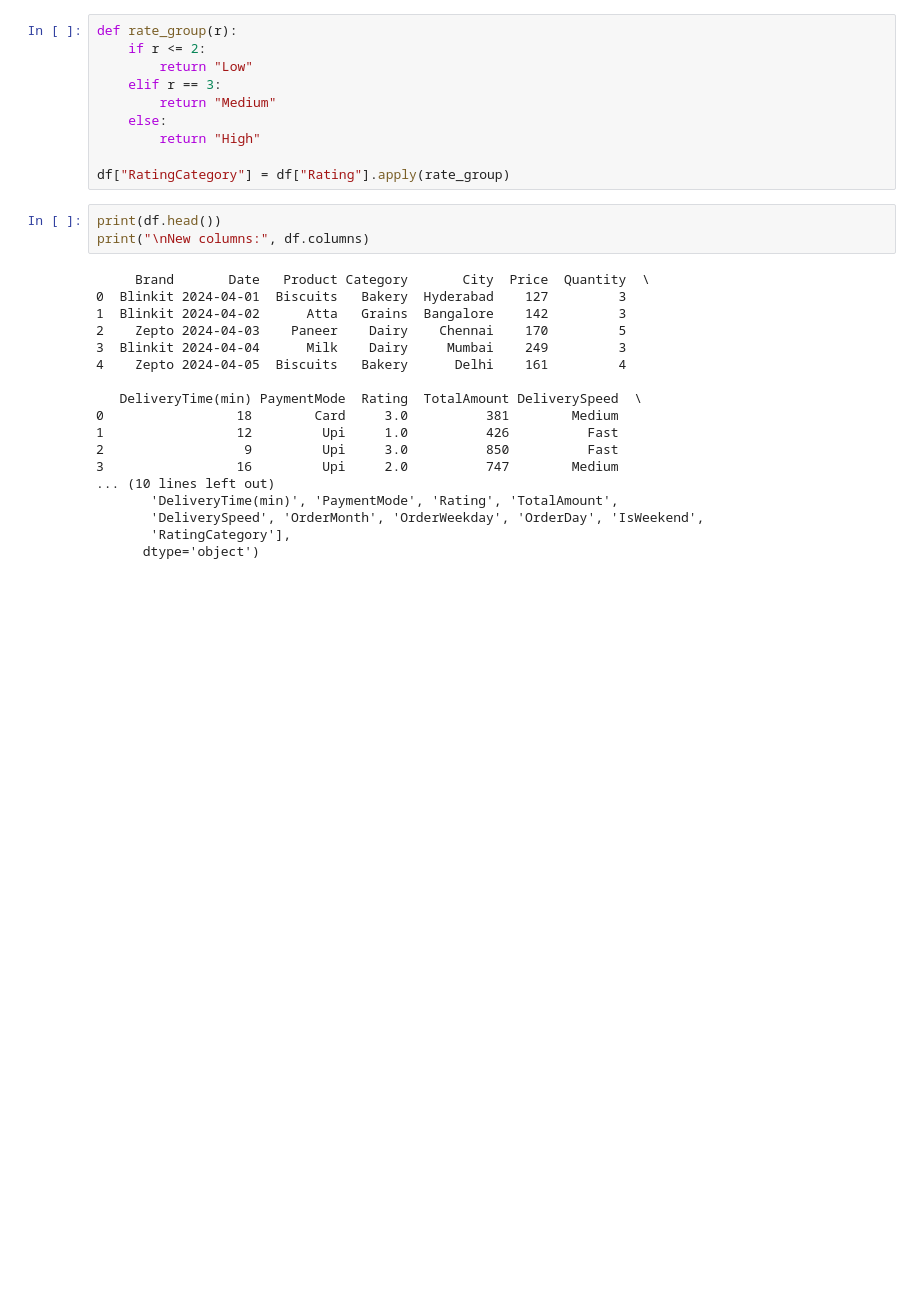
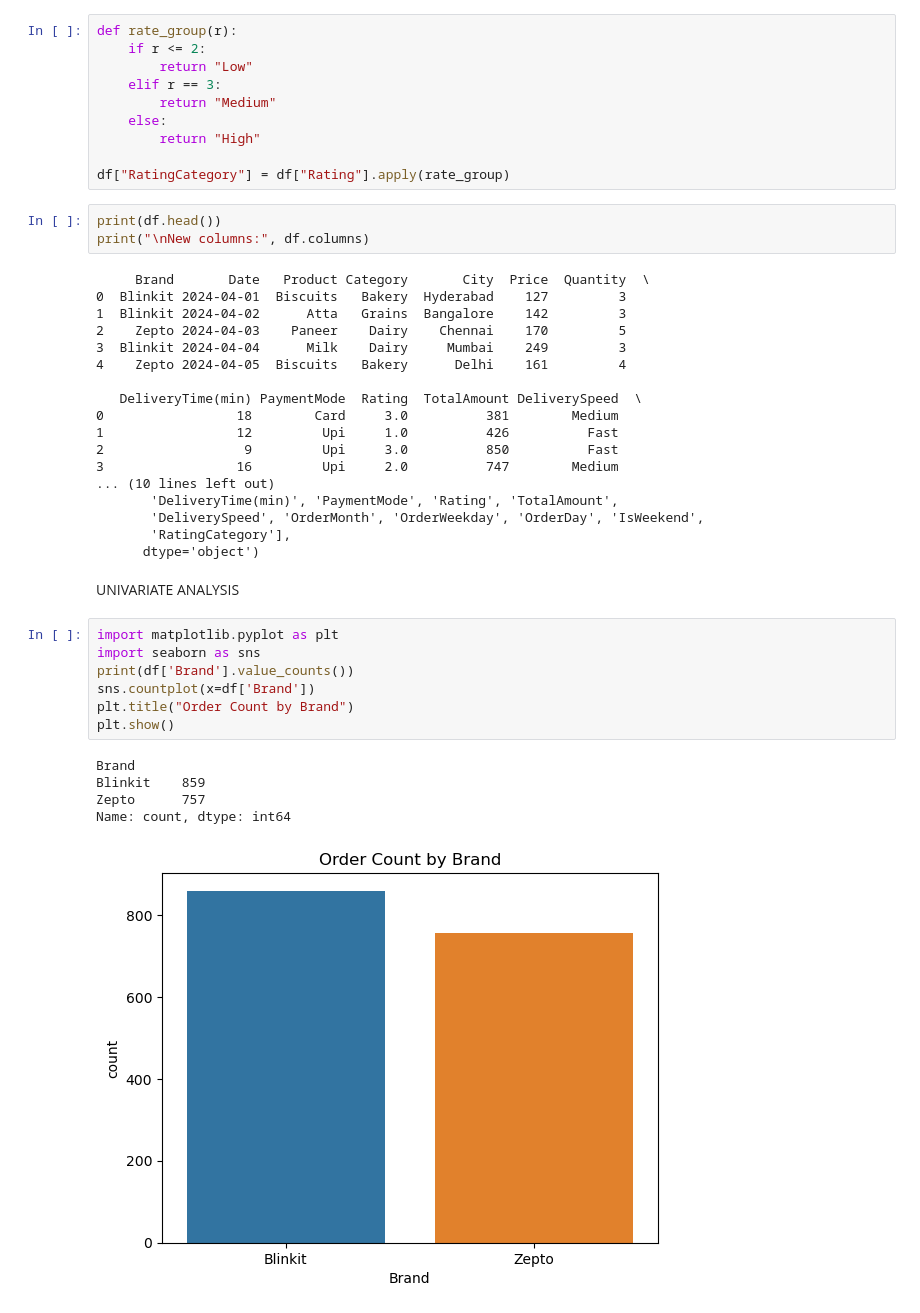
Before and after one commit to palak-verma-0309/Zepto_blinkit-data-analysis, a Jupyter notebook: analysis.ipynb, the cells around one changed output. Saved outputs shown, nothing was run; the diff lists cells and outputs as text; blank space fills up the shorter version.

Commit message:
UNIVARIATE ANALYSIS

```diff
--- a/analysis.ipynb
+++ b/analysis.ipynb
@@ -123,3 +123,18 @@ print("\nNew columns:", df.columns)
        'DeliverySpeed', 'OrderMonth', 'OrderWeekday', 'OrderDay', 'IsWeekend',
        'RatingCategory'],
       dtype='object')
+# %% [markdown]
+UNIVARIATE ANALYSIS
+# %%
+import matplotlib.pyplot as plt
+import seaborn as sns
+print(df['Brand'].value_counts())
+sns.countplot(x=df['Brand'])
+plt.title("Order Count by Brand")
+plt.show()
+# %% [output]
+Brand
+Blinkit    859
+Zepto      757
+Name: count, dtype: int64
+[figure, added]
```
Also changed, not shown: parts of 5 cells of this notebook.
